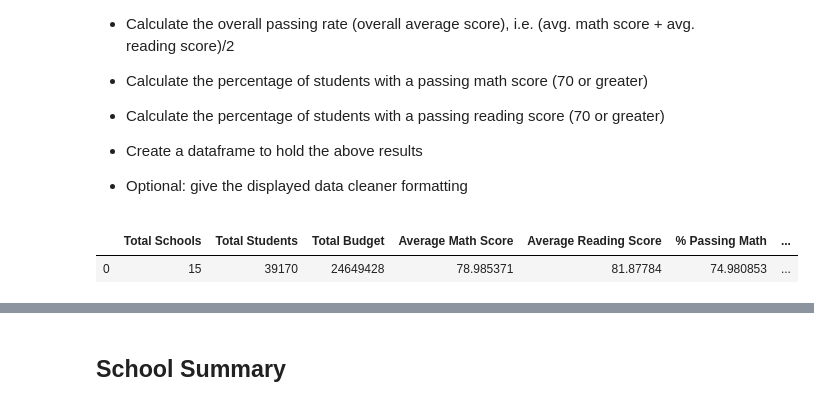
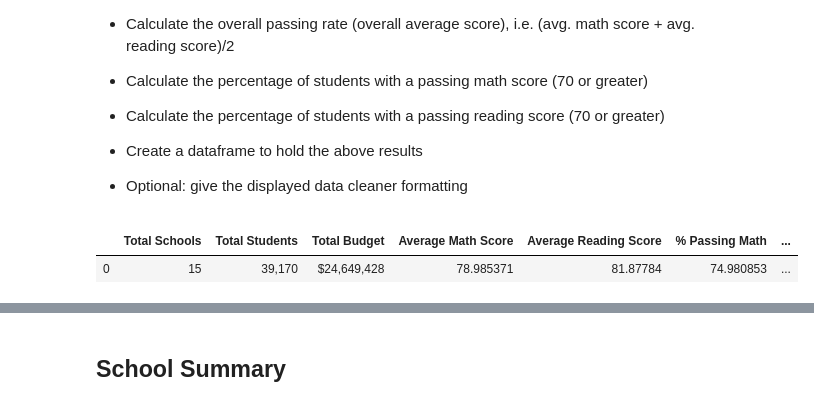
Before and after one commit to phamkdaniel/PyCitySchools, a Jupyter notebook: PyCitySchools_starter.ipynb, the cells around one changed output, grey strips where cells are left out. Drawn from its saved outputs; the diff is of its cells as text; code cells hidden in the pictures.

```diff
--- a/PyCitySchools_starter.ipynb
+++ b/PyCitySchools_starter.ipynb
@@ -60,34 +60,33 @@ school_data_complete.head(10)
 
 * Optional: give the displayed data cleaner formatting
 # %%
-school_count = school_data["school_name"].count()
 student_count = school_data_complete["Student ID"].count()
-total_budget = school_data["budget"].sum()
-avg_math = school_data_complete["math_score"].mean()
-avg_read = school_data_complete["reading_score"].mean()
 
-pass_math = school_data_complete.loc[school_data_complete["math_score"]>=70, ["math_score"]]
-pass_math_count = pass_math.count()[0]
-pass_math_percent = pass_math_count / student_count *100
+pass_math = school_data_complete.loc[school_data_complete["math_score"]>=70, ["school_name","math_score"]]
+pass_math_percent = pass_math["math_score"].count() / student_count *100
 
-pass_reading = school_data_complete.loc[school_data_complete["reading_score"]>=70, ["reading_score"]]
-pass_reading_count = pass_reading.count()[0]
-pass_reading_percent = pass_reading_count / student_count *100
+pass_reading = school_data_complete.loc[school_data_complete["reading_score"]>=70, ["school_name", "reading_score"]]
+pass_reading_percent = pass_reading["reading_score"].count() / student_count *100
 
-district_summary = {
-    "Total Schools" : school_count,
-    "Total Students" : student_count,
-    "Total Budget" : total_budget,
-    "Average Math Score" : avg_math,
-    "Average Reading Score" : avg_read,
-    "% Passing Math" : pass_math_percent,
-    "% Passing Reading" : pass_reading_percent
-#     "% Overall Passing" :
-}
+district_summary_df = pd.DataFrame(
+    {
+        "Total Schools" : school_data["school_name"].count(),
+        "Total Students" : student_count,
+        "Total Budget" : school_data["budget"].sum(),
+        "Average Math Score" : school_data_complete["math_score"].mean(),
+        "Average Reading Score" : school_data_complete["reading_score"].mean(),
+        "% Passing Math" : pass_math_percent,
+        "% Passing Reading" : pass_reading_percent,
+        "% Overall Passing" : pd.Series((pass_math_percent + pass_reading_percent) /2 )
+    }
+)
 
-district_summary_df = pd.DataFrame([district_summary])
+# formatting
+district_summary_df["Total Students"] = district_summary_df["Total Students"].map("{:,}".format)
+district_summary_df["Total Budget"] = district_summary_df["Total Budget"].map("${:,}".format)
+
 district_summary_df
 # %% [output]
 |  | Total Schools | Total Students | Total Budget | Average Math Score | Average Reading Score | % Passing Math | ... |
-| 0 | 15 | 39170 | 24649428 | 78.985371 | 81.87784 | 74.980853 | ... |
+| 0 | 15 | 39,170 | $24,649,428 | 78.985371 | 81.87784 | 74.980853 | ... |
 # %%
```
Also changed, not shown: parts of 18 cells of this notebook.
